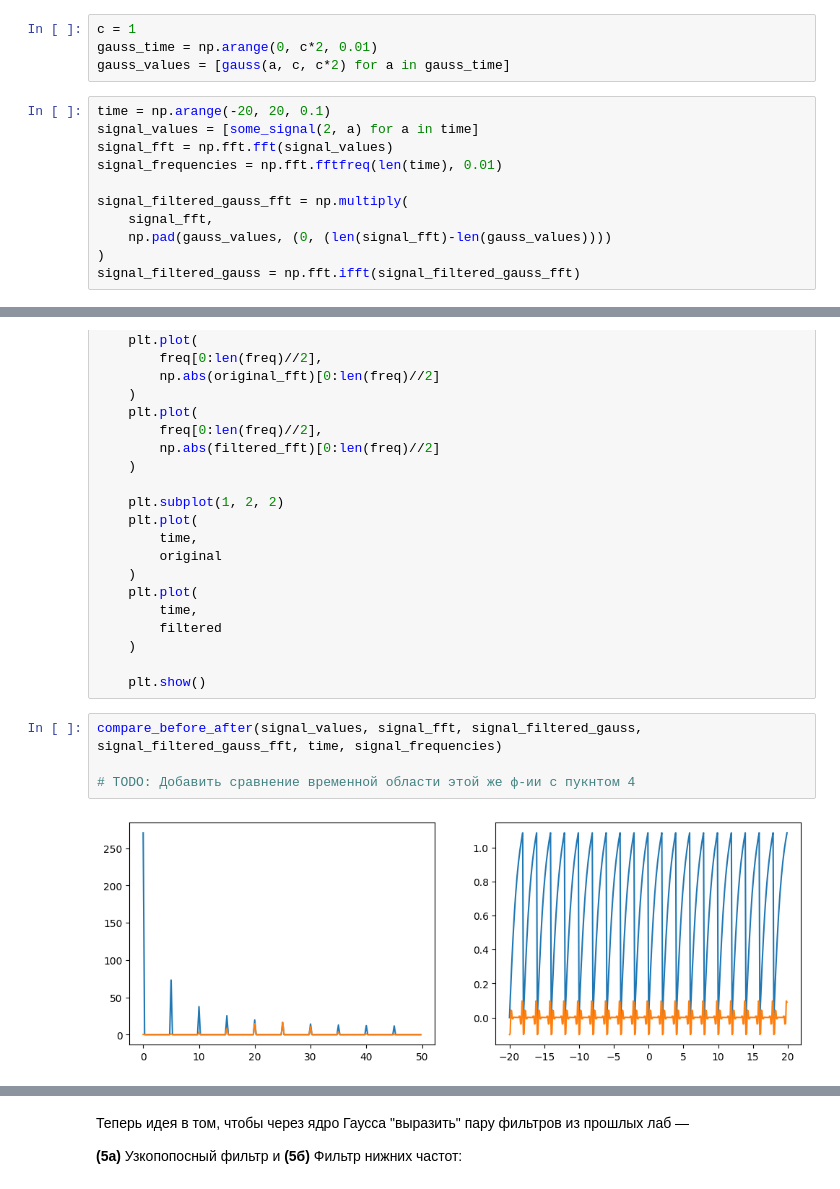
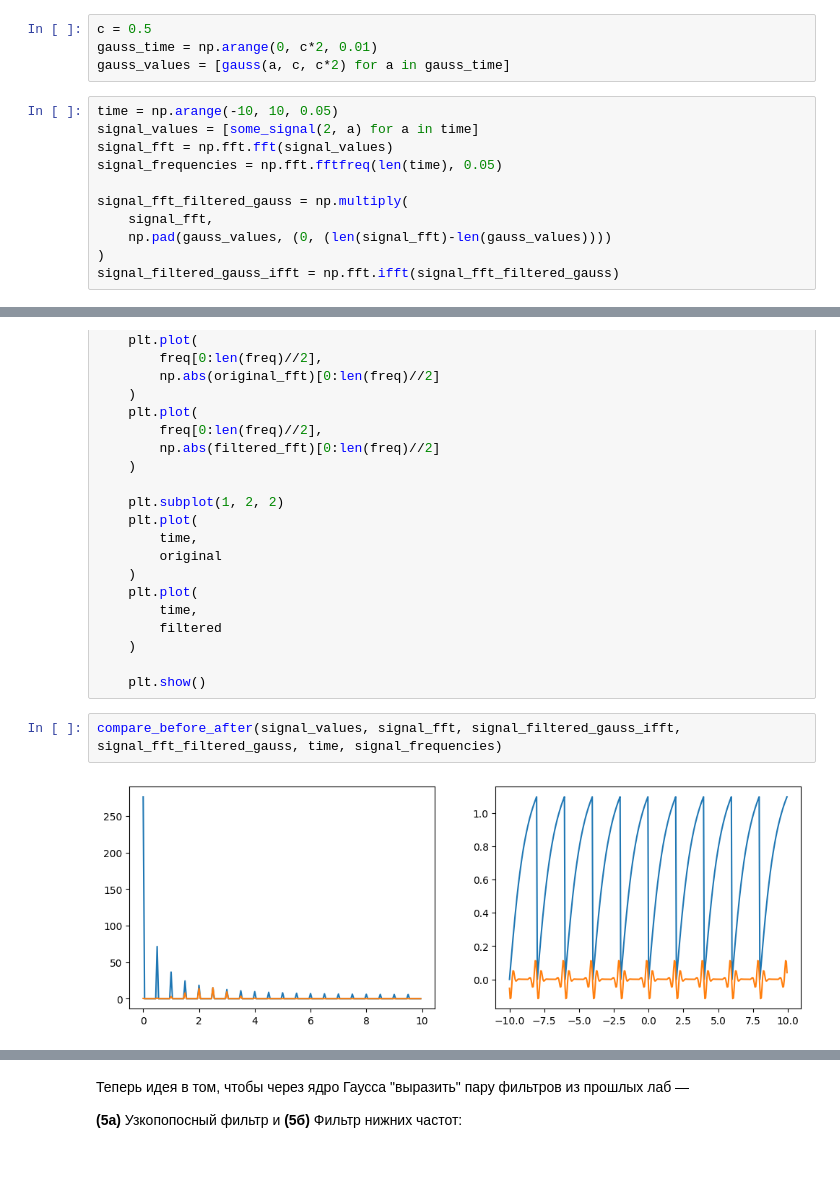
Before and after one commit to bakafox/digsigproc, a Jupyter notebook: Lab4/convolutions.ipynb, the cells around one changed output, grey strips where cells are left out. Cells and saved outputs as stored; diff of their text form.

```diff
--- a/Lab4/convolutions.ipynb
+++ b/Lab4/convolutions.ipynb
@@ -306,20 +307,20 @@ plt.show()
 # %% [markdown]
 **(5)** Применяем ядро в качестве фильтра в частотном представлении:
 # %%
-c = 1
+c = 0.5
 gauss_time = np.arange(0, c*2, 0.01)
 gauss_values = [gauss(a, c, c*2) for a in gauss_time]
 # %%
-time = np.arange(-20, 20, 0.1)
+time = np.arange(-10, 10, 0.05)
 signal_values = [some_signal(2, a) for a in time]
 signal_fft = np.fft.fft(signal_values)
-signal_frequencies = np.fft.fftfreq(len(time), 0.01)
+signal_frequencies = np.fft.fftfreq(len(time), 0.05)
 
-signal_filtered_gauss_fft = np.multiply(
+signal_fft_filtered_gauss = np.multiply(
     signal_fft,
     np.pad(gauss_values, (0, (len(signal_fft)-len(gauss_values))))
 )
-signal_filtered_gauss = np.fft.ifft(signal_filtered_gauss_fft)
+signal_filtered_gauss_ifft = np.fft.ifft(signal_fft_filtered_gauss)
 # %%
 def compare_before_after(original, original_fft, filtered, filtered_fft, time, freq):
     plt.figure(figsize=(12, 4))
@@ -345,9 +346,7 @@ def compare_before_after(original, original_fft, filtered, filtered_fft, time, f
     )
 
     plt.show()
-# %%
-compare_before_after(signal_values, signal_fft, signal_filtered_gauss, signal_filtered_gauss_fft, time, signal_frequencies)
-
-# TODO: Добавить сравнение временной области этой же ф-ии с пукнтом 4
-# %% [output]
-[figure, removed]
+# %%
+compare_before_after(signal_values, signal_fft, signal_filtered_gauss_ifft, signal_fft_filtered_gauss, time, signal_frequencies)
+# %% [output]
+[figure, added]
```
Also changed, not shown: parts of 8 cells of this notebook.
